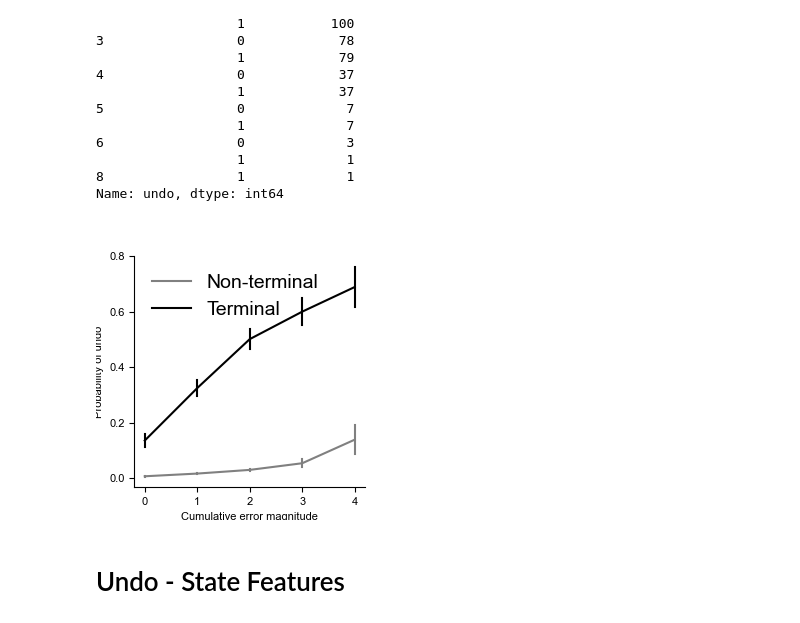
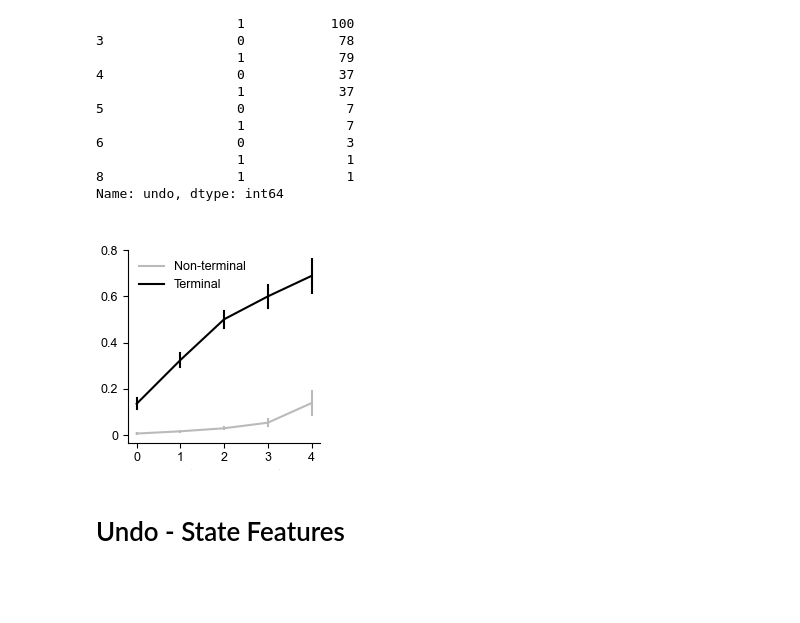
Before and after one commit to sherrybao222/Road_Construction, a Jupyter notebook: submission/analysis/figure_3a_4a_4c.ipynb, the cells around one changed output. Cells and saved outputs as stored; diff of their text form; code cells hidden in the pictures; blank space fills up the shorter version.

```diff
--- a/submission/analysis/figure_3a_4a_4c.ipynb
+++ b/submission/analysis/figure_3a_4a_4c.ipynb
@@ -21,7 +21,7 @@ sys.path.append('/Users/dbao/Downloads/research/rc_scripts/submission/analysis/'
 from process_helper import *
 from plot_helper import *
 save_mode = ".pdf"
-font_size = 8
+font_size = 9
 # %%
 %load_ext rpy2.ipython
 
@@ -265,30 +268,31 @@ Name: undo, dtype: int64
 # %%
 # This uses all undo
 %matplotlib widget
 fig, axs = plt.subplots(1, 1)
-fig.set_size_inches(3, 3)
+fig.set_size_inches(2.5, 2.5)
 plt.rcParams.update({'font.size': font_size})
 
 # multiple line plot
 sns.lineplot(x='cumulative_error', y='undo',
              data = undo_data_end_avg[undo_data_end_avg.cumulative_error<5],
              hue = "checkEnd",
-             palette = ["grey","k"],
+             palette = ["#bababa","k"],
              err_style = "bars",
              errorbar = "se")
 
-plt.legend(labels=['Non-terminal','Terminal'], loc='upper left', fontsize=14)
+plt.legend(labels=['Non-terminal','Terminal'], loc='upper left', fontsize=9)
 
 axs.set_xticks([0,1,2,3,4])
 axs.set_yticks(np.arange(0,0.9,0.2))
+axs.set_yticklabels(['0' ,'0.2', '0.4', '0.6', '0.8'])
 # axs.set_ylim(0,0.15)
 
 axs.set(xlabel='Cumulative error magnitude', ylabel='Probability of undo')
 axs.set_aspect(1/axs.get_data_ratio())
 plt.show()
 fig.savefig(out_dir+'undo_terminal_cumulative_error'+save_mode, dpi=300, bbox_inches='tight')
 # %% [output]
-[figure, old version]
+[figure, new version]
 # %% [markdown]
 # Undo - State Features
 # %% [markdown]
```
Also changed, not shown: parts of 32 cells of this notebook, 7 other files.
